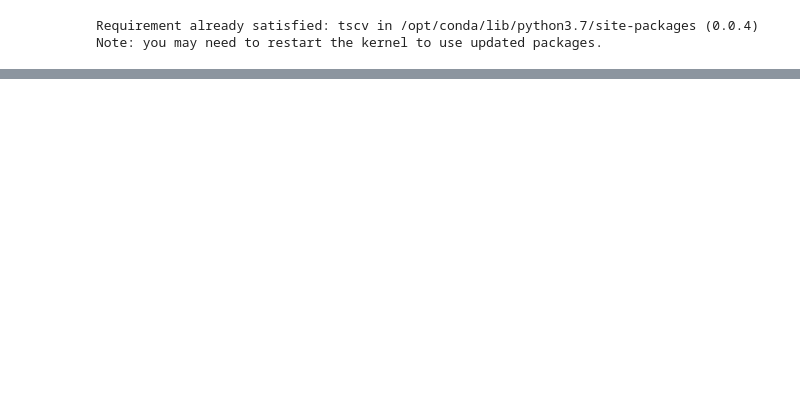
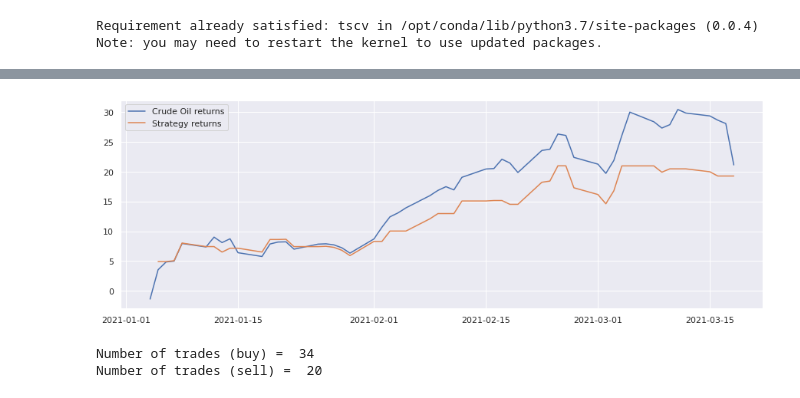
Before and after one commit to saritmaitra/CrudeOil_Classification_PnL, a Jupyter notebook: notebook/crudeoil-prediction-classification.ipynb, the cells around one changed output, grey strips where cells are left out. Saved outputs shown, nothing was run; the diff lists cells and outputs as text; code cells hidden in the pictures; blank space fills up the shorter version.

```diff
--- a/notebook/crudeoil-prediction-classification.ipynb
+++ b/notebook/crudeoil-prediction-classification.ipynb
@@ -505,3 +586,4 @@ plt.show()
 # %%
 from sklearn.metrics import classification_report
-print('\n Classification Report:\n', classification_report(yTrain, yhat))
+yhat = ensembleModel.predict(X)
+print('\n Classification Report:\n', classification_report(y, yhat))
@@ -507,0 +600,4 @@ print('\n Classification Report:\n', classification_report(yTrain, yhat))
+# %%
+yhat = pd.DataFrame(yhat)
+yhat.index = y.index
+yhat
@@ -507,0 +620,3 @@ print('\n Classification Report:\n', classification_report(yTrain, yhat))
+# %%
+qq['PredictedSignal'] = yhat
+qq
@@ -507,0 +638,3 @@ print('\n Classification Report:\n', classification_report(yTrain, yhat))
+# %%
+prices = qq[['Settle', 'closeReturn', 'target', 'PredictedSignal']]['2021-01-01':].copy()
+prices.tail()
@@ -508 +649,18 @@ print('\n Classification Report:\n', classification_report(yTrain, yhat))
+# %%
+prices['cumReturns'] = 100*prices['closeReturn'].cumsum()
+prices['cumStrategyReturns']= 100*(prices['closeReturn'] * prices['PredictedSignal'].shift(1)).cumsum()
+
+plt.figure(figsize=(15,5))
+plt.plot(prices['cumReturns'], label = 'Crude Oil returns')
+plt.plot(prices['cumStrategyReturns'], label = 'Strategy returns')
+plt.legend(loc='best')
+plt.show()
+# %% [output]
+[figure, added]
+# %%
+print('Number of trades (buy) = ', (prices['PredictedSignal']==1).sum())
+print('Number of trades (sell) = ', (prices['PredictedSignal']==0).sum())
+# %% [output]
+Number of trades (buy) =  34
+Number of trades (sell) =  20
 # %%
```
Also changed, not shown: parts of 52 cells of this notebook.
